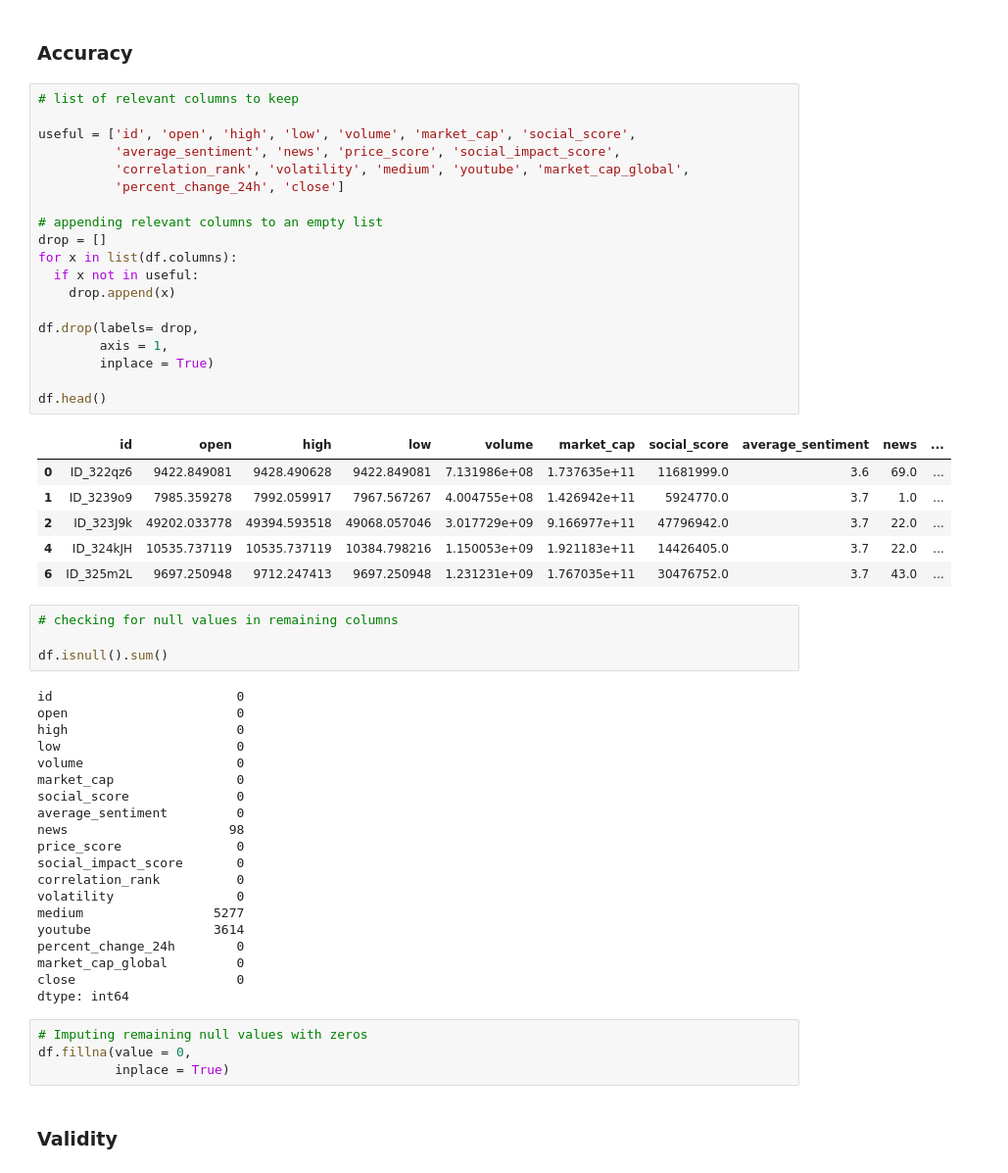
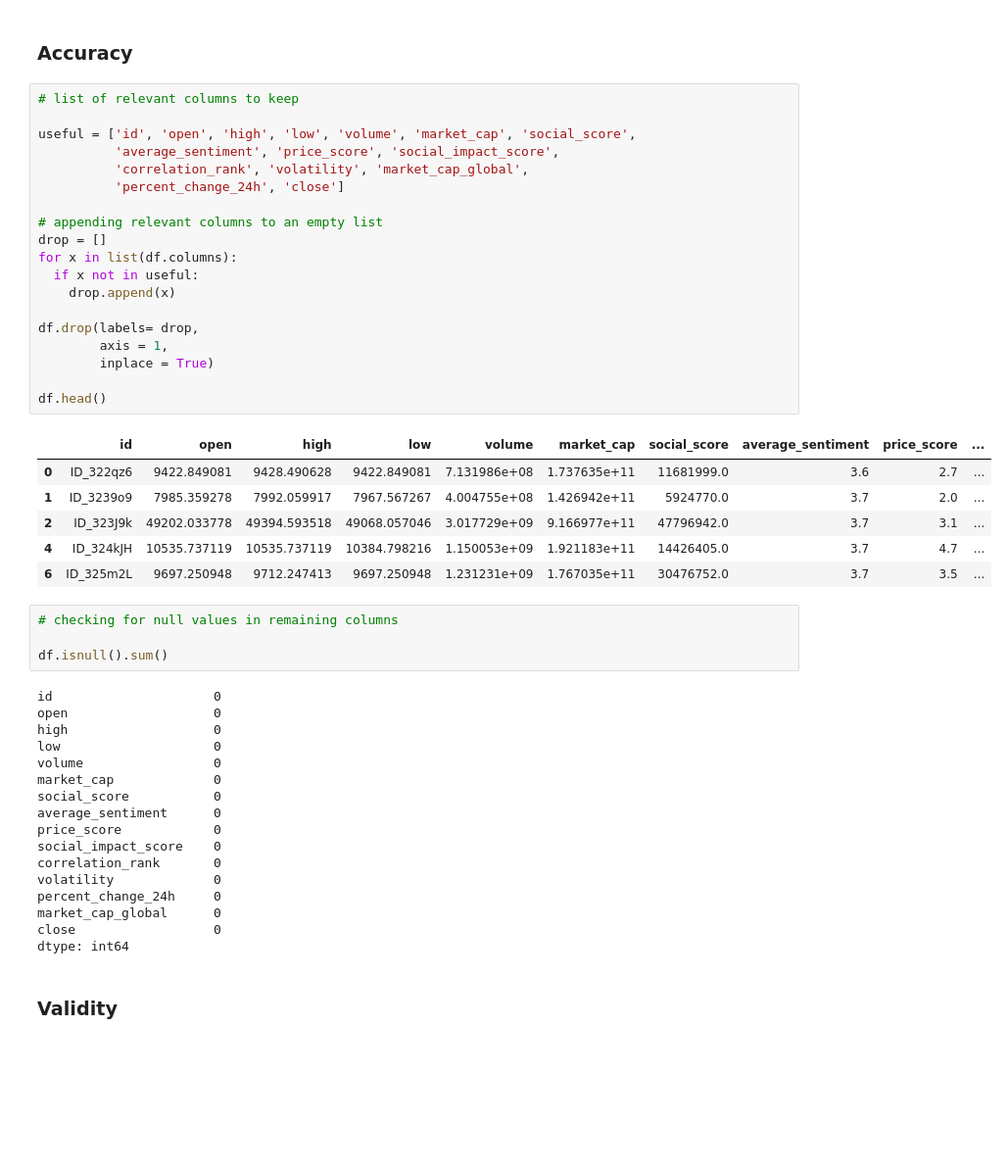
Before and after one commit to MarkNgendo/Cryptocurrency-Price-Prediction, a Jupyter notebook: Cryptocurrency_Price_Prediction.ipynb, the cells around one changed output. Shown at 98% size. Cells and saved outputs as stored; diff of their text form; blank space fills up the shorter version.

```diff
--- a/Cryptocurrency_Price_Prediction.ipynb
+++ b/Cryptocurrency_Price_Prediction.ipynb
@@ -244,57 +244,50 @@ Before that, there are several columns that have been either compiled into a sin
 # %%
 # list of relevant columns to keep
 
 useful = ['id', 'open', 'high', 'low', 'volume', 'market_cap', 'social_score',
-          'average_sentiment', 'news', 'price_score', 'social_impact_score',
-          'correlation_rank', 'volatility', 'medium', 'youtube', 'market_cap_global',
+          'average_sentiment', 'price_score', 'social_impact_score',
+          'correlation_rank', 'volatility', 'market_cap_global',
           'percent_change_24h', 'close']
 
 # appending relevant columns to an empty list
 drop = []
 for x in list(df.columns):
   if x not in useful:
     drop.append(x)
 
 df.drop(labels= drop,
         axis = 1,
         inplace = True)
 
 df.head()
 # %% [output]
-|  | id | open | high | low | volume | market_cap | social_score | average_sentiment | news | ... |
-| 0 | ID_322qz6 | 9422.849081 | 9428.490628 | 9422.849081 | 7.131986e+08 | 1.737635e+11 | 11681999.0 | 3.6 | 69.0 | ... |
-| 1 | ID_3239o9 | 7985.359278 | 7992.059917 | 7967.567267 | 4.004755e+08 | 1.426942e+11 | 5924770.0 | 3.7 | 1.0 | ... |
-| 2 | ID_323J9k | 49202.033778 | 49394.593518 | 49068.057046 | 3.017729e+09 | 9.166977e+11 | 47796942.0 | 3.7 | 22.0 | ... |
-| 4 | ID_324kJH | 10535.737119 | 10535.737119 | 10384.798216 | 1.150053e+09 | 1.921183e+11 | 14426405.0 | 3.7 | 22.0 | ... |
-| 6 | ID_325m2L | 9697.250948 | 9712.247413 | 9697.250948 | 1.231231e+09 | 1.767035e+11 | 30476752.0 | 3.7 | 43.0 | ... |
+|  | id | open | high | low | volume | market_cap | social_score | average_sentiment | price_score | ... |
+| 0 | ID_322qz6 | 9422.849081 | 9428.490628 | 9422.849081 | 7.131986e+08 | 1.737635e+11 | 11681999.0 | 3.6 | 2.7 | ... |
+| 1 | ID_3239o9 | 7985.359278 | 7992.059917 | 7967.567267 | 4.004755e+08 | 1.426942e+11 | 5924770.0 | 3.7 | 2.0 | ... |
+| 2 | ID_323J9k | 49202.033778 | 49394.593518 | 49068.057046 | 3.017729e+09 | 9.166977e+11 | 47796942.0 | 3.7 | 3.1 | ... |
+| 4 | ID_324kJH | 10535.737119 | 10535.737119 | 10384.798216 | 1.150053e+09 | 1.921183e+11 | 14426405.0 | 3.7 | 4.7 | ... |
+| 6 | ID_325m2L | 9697.250948 | 9712.247413 | 9697.250948 | 1.231231e+09 | 1.767035e+11 | 30476752.0 | 3.7 | 3.5 | ... |
 # %%
 # checking for null values in remaining columns
 
 df.isnull().sum()
 # %% [output]
-id                        0
-open                      0
-high                      0
-low                       0
-volume                    0
-market_cap                0
-social_score              0
-average_sentiment         0
-news                     98
-price_score               0
-social_impact_score       0
-correlation_rank          0
-volatility                0
-medium                 5277
-youtube                3614
-percent_change_24h        0
-market_cap_global         0
-close                     0
+id                     0
+open                   0
+high                   0
+low                    0
+volume                 0
+market_cap             0
+social_score           0
+average_sentiment      0
+price_score            0
+social_impact_score    0
+correlation_rank       0
+volatility             0
+percent_change_24h     0
+market_cap_global      0
+close                  0
 dtype: int64
-# %%
-# Imputing remaining null values with zeros
-df.fillna(value = 0,
-          inplace = True)
 # %% [markdown]
 ### Validity
 # %%
```
Also changed, not shown: parts of 7 cells of this notebook.
